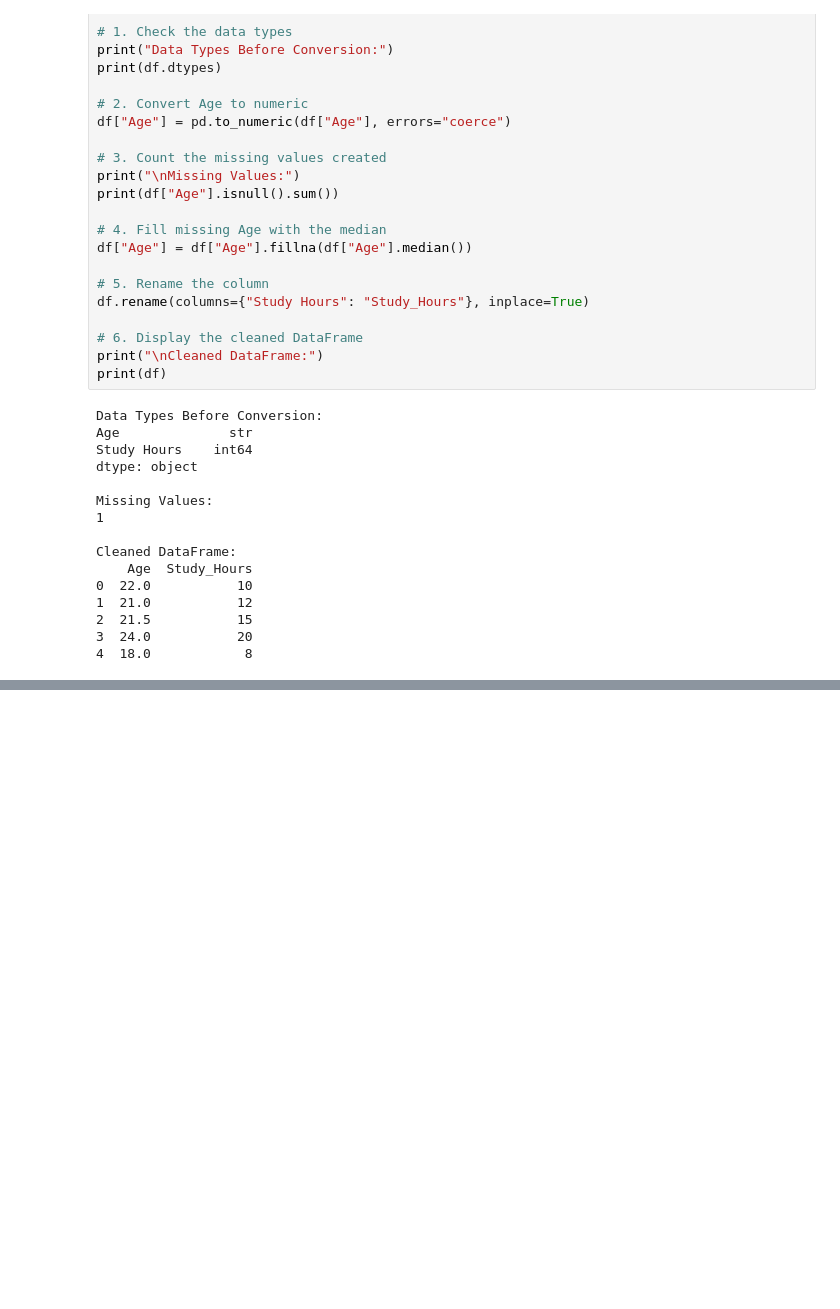
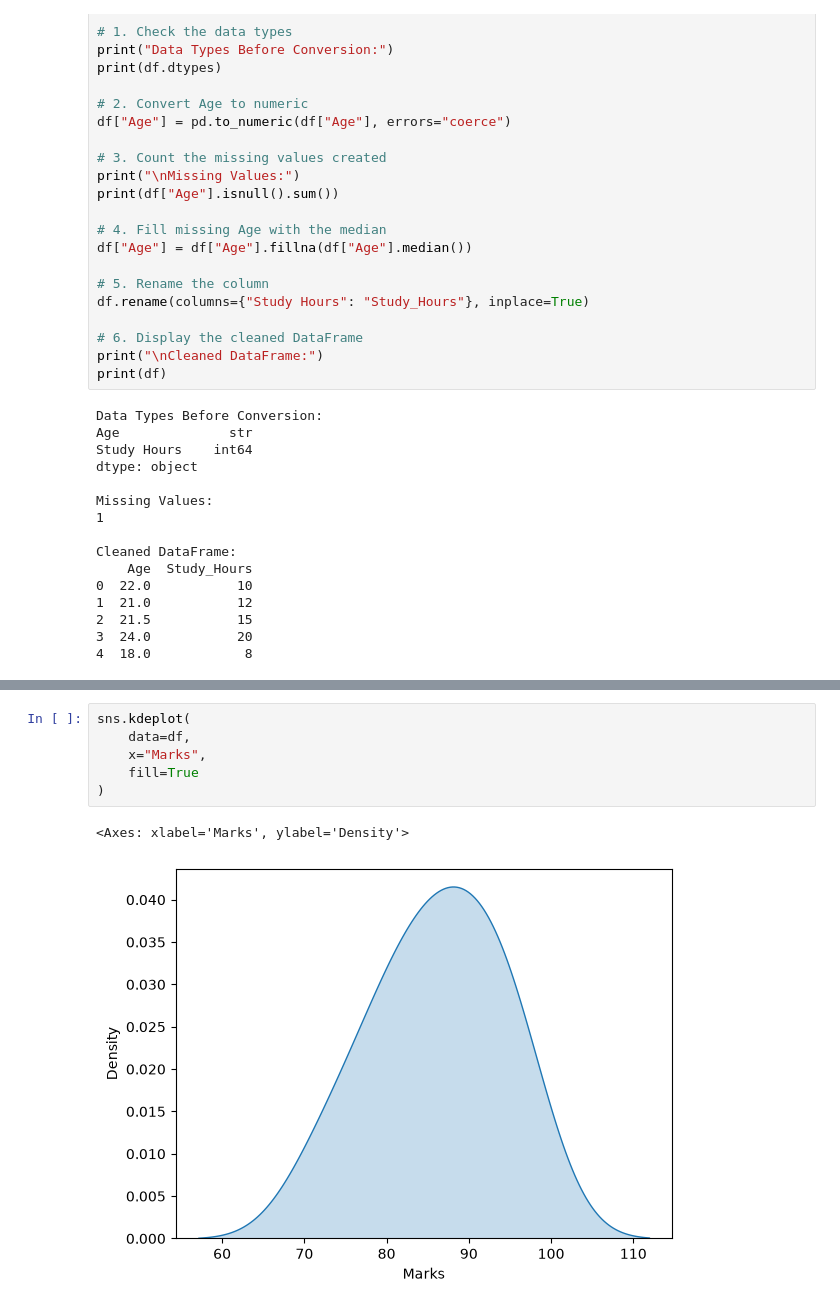
Before and after one commit to abid-rasel/MLOB_My_FILE, a Jupyter notebook: Session/Day 9/Exploratory Data Analysis (EDA).ipynb, the cells around one changed output, grey strips where cells are left out. Cells and saved outputs as stored; diff of their text form; blank space fills up the shorter version.

```diff
--- a/Session/Day 9/Exploratory Data Analysis (EDA).ipynb
+++ b/Session/Day 9/Exploratory Data Analysis (EDA).ipynb
@@ -633,0 +719,9 @@ Cleaned DataFrame:
+# %%
+sns.kdeplot(
+    data=df,
+    x="Marks",
+    fill=True
+)
+# %% [output]
+<Axes: xlabel='Marks', ylabel='Density'>
+[figure, added]
```
Also changed, not shown: parts of 49 cells of this notebook.
